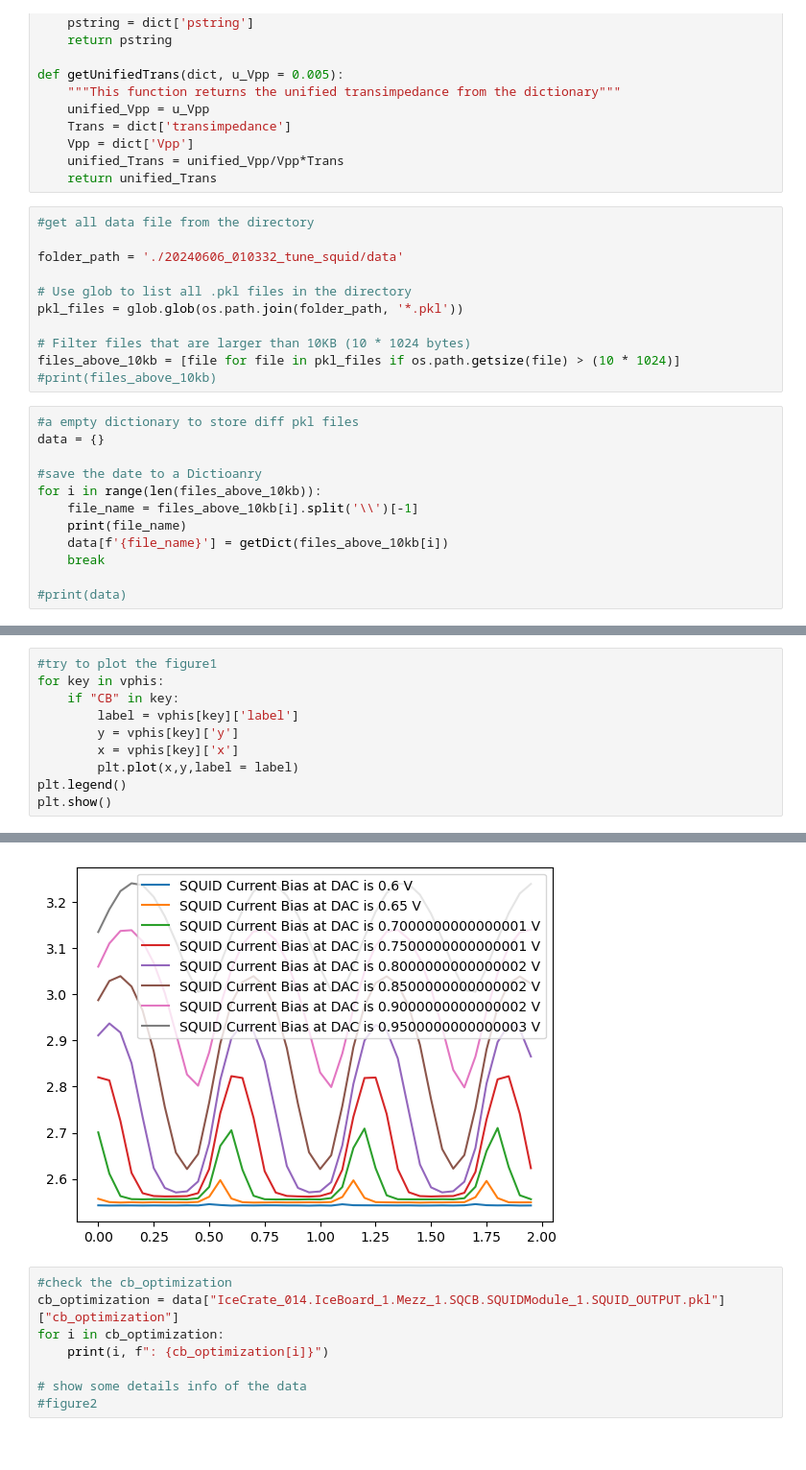
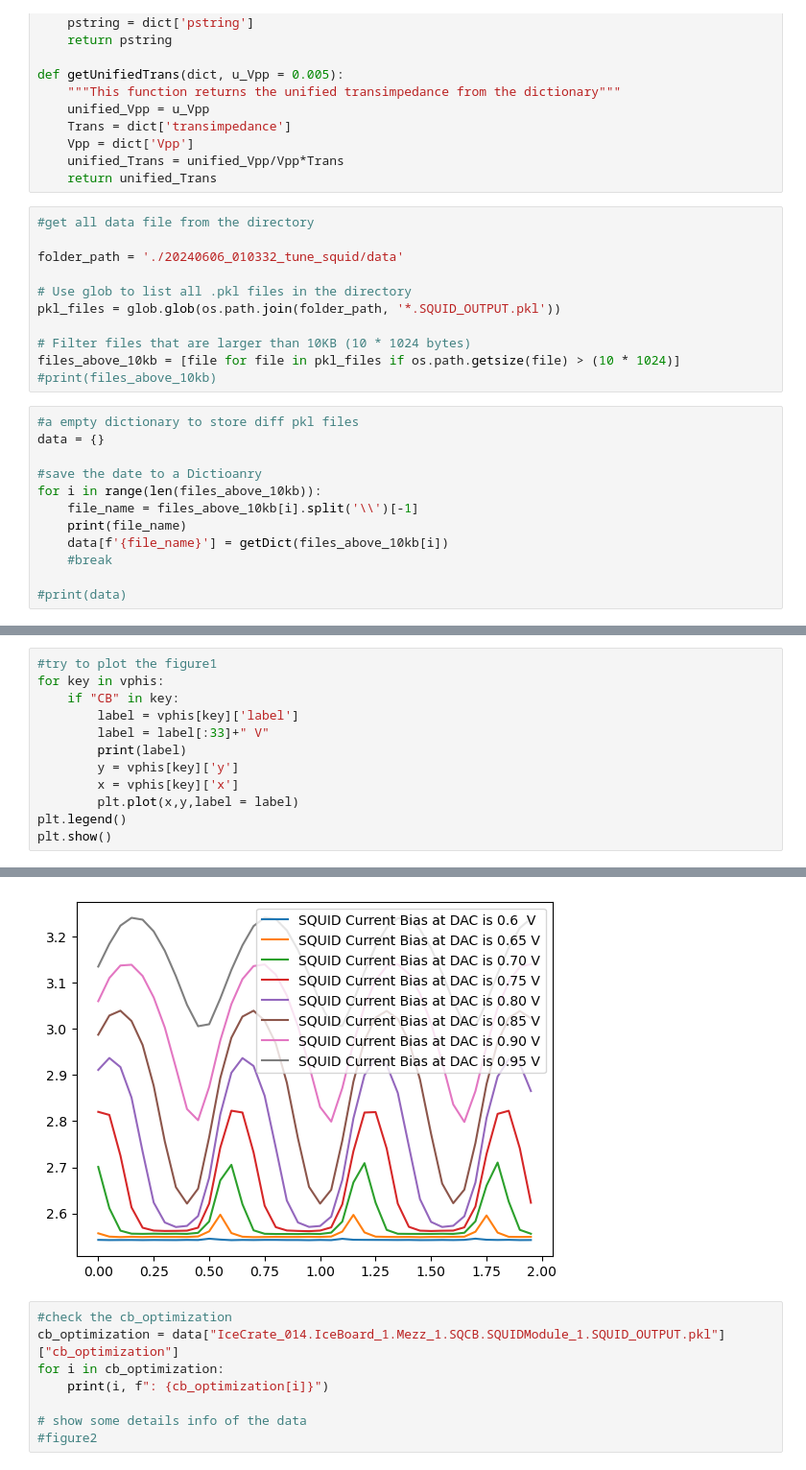
Before and after one commit to ReChen33/QuReseach, a Jupyter notebook: code/SQUID/SQUIDTuning/testPlot.ipynb, the cells around one changed output, grey strips where cells are left out. Shown at 96% size. Saved outputs shown, nothing was run; the diff lists cells and outputs as text.

```diff
--- a/code/SQUID/SQUIDTuning/testPlot.ipynb
+++ b/code/SQUID/SQUIDTuning/testPlot.ipynb
@@ -37,7 +37,7 @@ def getUnifiedTrans(dict, u_Vpp = 0.005):
 folder_path = './20240606_010332_tune_squid/data'
 
 # Use glob to list all .pkl files in the directory
-pkl_files = glob.glob(os.path.join(folder_path, '*.pkl'))
+pkl_files = glob.glob(os.path.join(folder_path, '*.SQUID_OUTPUT.pkl'))
 
 # Filter files that are larger than 10KB (10 * 1024 bytes)
 files_above_10kb = [file for file in pkl_files if os.path.getsize(file) > (10 * 1024)]
@@ -51,7 +51,7 @@ for i in range(len(files_above_10kb)):
     file_name = files_above_10kb[i].split('\\')[-1]
     print(file_name)
     data[f'{file_name}'] = getDict(files_above_10kb[i])
-    break
+    #break
 
 #print(data)
 # %% [output]
@@ -118,6 +132,8 @@ CB_0.9500000000000003 : {'label': 'SQUID Current Bias at DAC is 0.95000000000000
 for key in vphis:
     if "CB" in key:
         label = vphis[key]['label']
+        label = label[:33]+" V"
+        print(label)
         y = vphis[key]['y']
         x = vphis[key]['x']
         plt.plot(x,y,label = label)
@@ -127,4 +151,4 @@ plt.show()
-[figure, old version]
+[figure, new version]
 # %%
 #check the cb_optimization
 cb_optimization = data["IceCrate_014.IceBoard_1.Mezz_1.SQCB.SQUIDModule_1.SQUID_OUTPUT.pkl"]["cb_optimization"]
```
Also changed, not shown: parts of 4 cells of this notebook, 10 other files.
